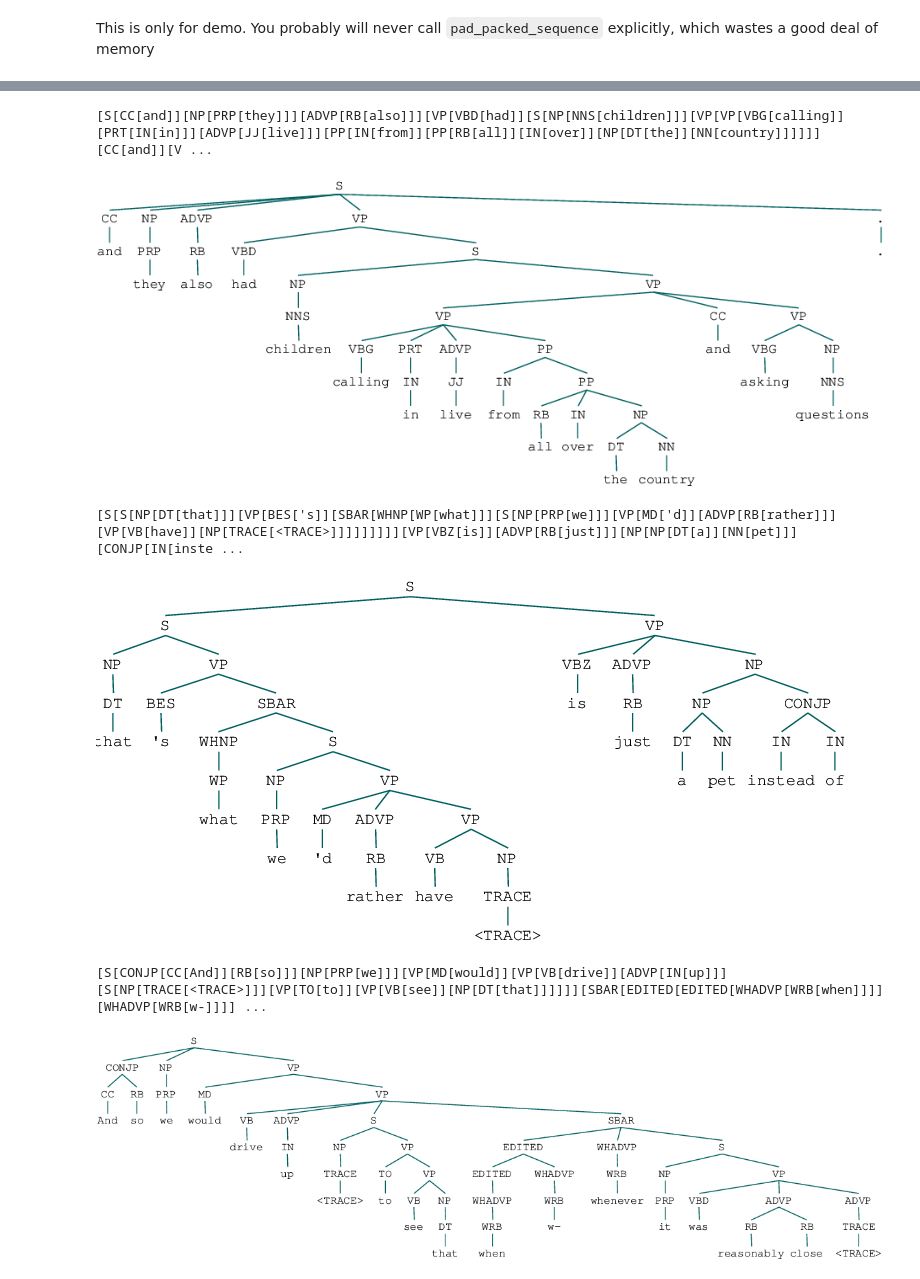
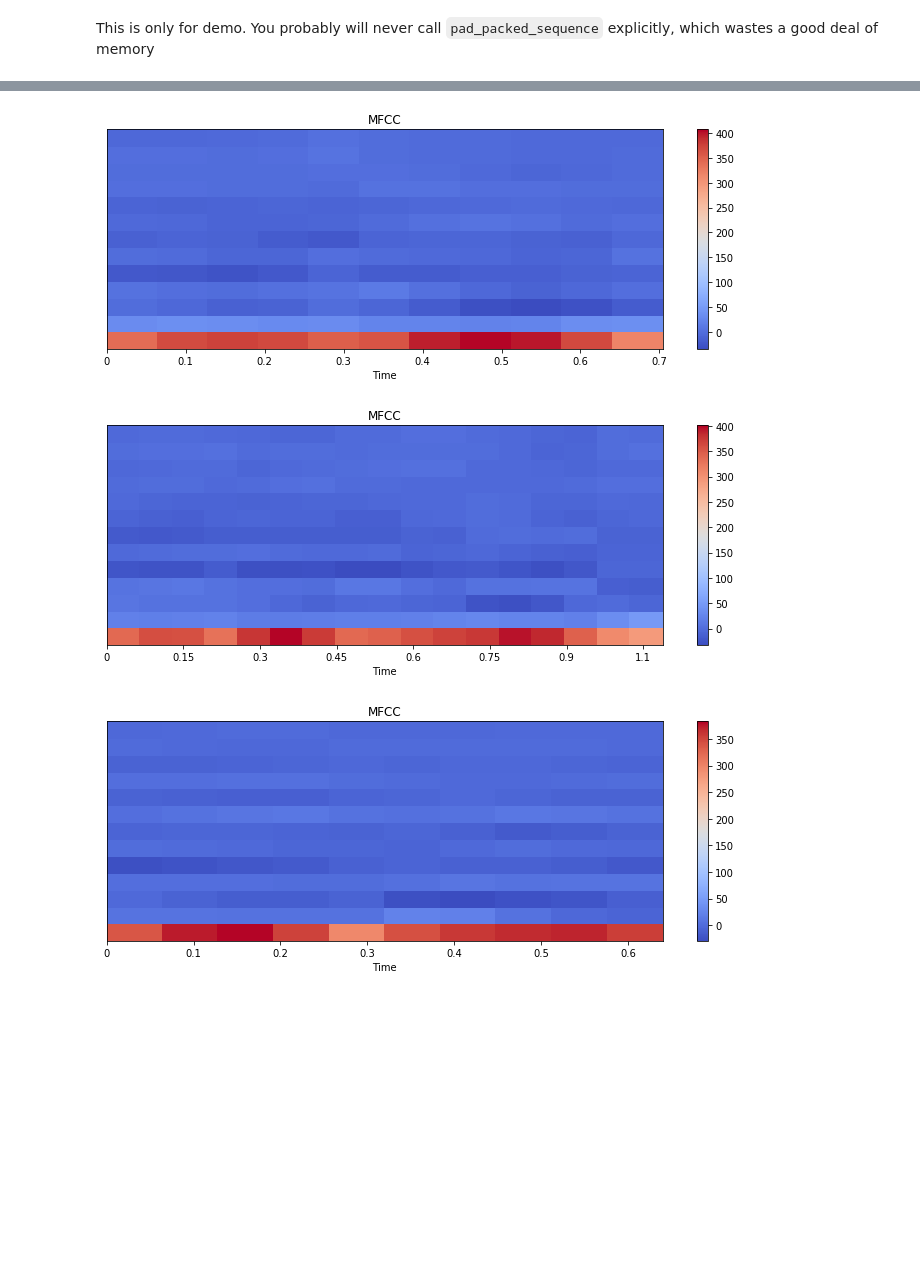
Before and after one commit to haasdo95/data_prep, a Jupyter notebook: pytorch_demo.ipynb, the cells around one changed output, grey strips where cells are left out. Cells and saved outputs as stored; diff of their text form; code cells hidden in the pictures; blank space fills up the shorter version.

````diff
--- a/pytorch_demo.ipynb
+++ b/pytorch_demo.ipynb
@@ -1,8 +1,8 @@
 # %% [markdown]
 ## use it in PyTorch
 # %%
-# data_dir = "data"
-data_dir = "lexicalized_data"
+data_dir = "data"
+# data_dir = "lexicalized_data"
 
 from dataset import syntax_token_type
 syntax_vocabulary, blacklist = syntax_token_type(data_dir)
@@ -35,9 +36,10 @@ print(blacklist)
 # %%
-from dataset import SpeechSyntax, Phase, get_dataloader
+from dataset import Phase, get_dataloader
 
 dataloader = get_dataloader(
     root=data_dir, phase=Phase.TRAIN, syntax_vocabulary=syntax_vocabulary, blacklist=blacklist,
-    batch_size=4, shuffle=True, num_workers=2
+    batch_size=4, shuffle=True, num_workers=2,
+    return_original=True  # we want the raw audio returned as well
 )
 # %% [markdown]
 This is only for demo. You probably will never call ```pad_packed_sequence``` explicitly, which wastes a good deal of memory
@@ -46,14 +48,15 @@ from torch.nn.utils.rnn import PackedSequence, pad_packed_sequence
 from dataset import restore_order
 import numpy as np
 
-for speech, syntax in dataloader:
+for speech, mfcc, syntax in dataloader:
     speech, inv_perm_index_speech = speech
+    mfcc, inv_perm_index_mfcc = mfcc
     syntax, inv_perm_index_syntax = syntax
     assert type(speech) == PackedSequence
+    assert type(mfcc) == PackedSequence
     assert type(syntax) == PackedSequence  # PackedSequence can be fed into a RNN directly
 
     # okay let's pretend there's a RNN and we are through it
-
     unpacked_speech, unpacked_speech_len = pad_packed_sequence(speech, batch_first=True)
     # restore order
     unpacked_speech = restore_order(unpacked_speech, inv_perm_index_speech)
@@ -61,6 +64,14 @@ for speech, syntax in dataloader:
     print("speech batch")
     print(unpacked_speech.shape)
     print(unpacked_speech_len)
+
+    unpacked_mfcc, unpacked_mfcc_len = pad_packed_sequence(mfcc, batch_first=True)
+    # restore order
+    unpacked_mfcc = restore_order(unpacked_mfcc, inv_perm_index_mfcc)
+    unpacked_mfcc_len = np.take(unpacked_mfcc_len, inv_perm_index_mfcc)
+    print("mfcc batch")
+    print(unpacked_mfcc.shape)
+    print(unpacked_mfcc_len)
 
     unpacked_syntax, unpacked_syntax_len = pad_packed_sequence(syntax, batch_first=True)
     # restore order
@@ -84,6 +102,8 @@ It's only a demo, people.
 import IPython
 import IPython.display as ipd
 from nltk.tree import Tree
+import librosa.display
+import matplotlib.pyplot as plt
 
 
 def display_speech(unpacked_speech, unpacked_speech_len):
@@ -92,6 +112,17 @@ def display_speech(unpacked_speech, unpacked_speech_len):
         speech = s[:l].numpy()
         auds.append(ipd.Audio(speech, rate=8000))
     return auds
+
+
+def display_mfcc(unpacked_mfcc, unpacked_mfcc_len):
+    for s, l in zip(unpacked_mfcc, unpacked_mfcc_len):
+        mfcc = s[:l].numpy().T  # [n_mfcc, t]
+        plt.figure(figsize=(10, 4))
+        librosa.display.specshow(mfcc, sr=8000, x_axis='time')
+        plt.colorbar()
+        plt.title('MFCC')
+        plt.tight_layout()
+        plt.show()
 
 
 def display_syntax(unpacked_syntax, unpacked_syntax_len):
@@ -109,11 +140,8 @@ def display_syntax(unpacked_syntax, unpacked_syntax_len):
         IPython.core.display.display(tree)
 # %%
 auds = display_speech(unpacked_speech, unpacked_speech_len)
-display_syntax(unpacked_syntax, unpacked_syntax_len)
+display_mfcc(unpacked_mfcc, unpacked_mfcc_len)
 # %% [output]
-[S[CC[and]][NP[PRP[they]]][ADVP[RB[also]]][VP[VBD[had]][S[NP[NNS[children]]][VP[VP[VBG[calling]][PRT[IN[in]]][ADVP[JJ[live]]][PP[IN[from]][PP[RB[all]][IN[over]][NP[DT[the]][NN[country]]]]]][CC[and]][V ...
-[figure, old version]
+[figure, new version]
-[S[S[NP[DT[that]]][VP[BES['s]][SBAR[WHNP[WP[what]]][S[NP[PRP[we]]][VP[MD['d]][ADVP[RB[rather]]][VP[VB[have]][NP[TRACE[<TRACE>]]]]]]]]][VP[VBZ[is]][ADVP[RB[just]]][NP[NP[DT[a]][NN[pet]]][CONJP[IN[inste ...
-[figure, old version]
+[figure, new version]
-[S[CONJP[CC[And]][RB[so]]][NP[PRP[we]]][VP[MD[would]][VP[VB[drive]][ADVP[IN[up]]][S[NP[TRACE[<TRACE>]]][VP[TO[to]][VP[VB[see]][NP[DT[that]]]]]][SBAR[EDITED[EDITED[WHADVP[WRB[when]]]][WHADVP[WRB[w-]]]] ...
-[figure, old version]
+[figure, new version]
````
Also changed, not shown: parts of 5 cells of this notebook, 2 other files.
